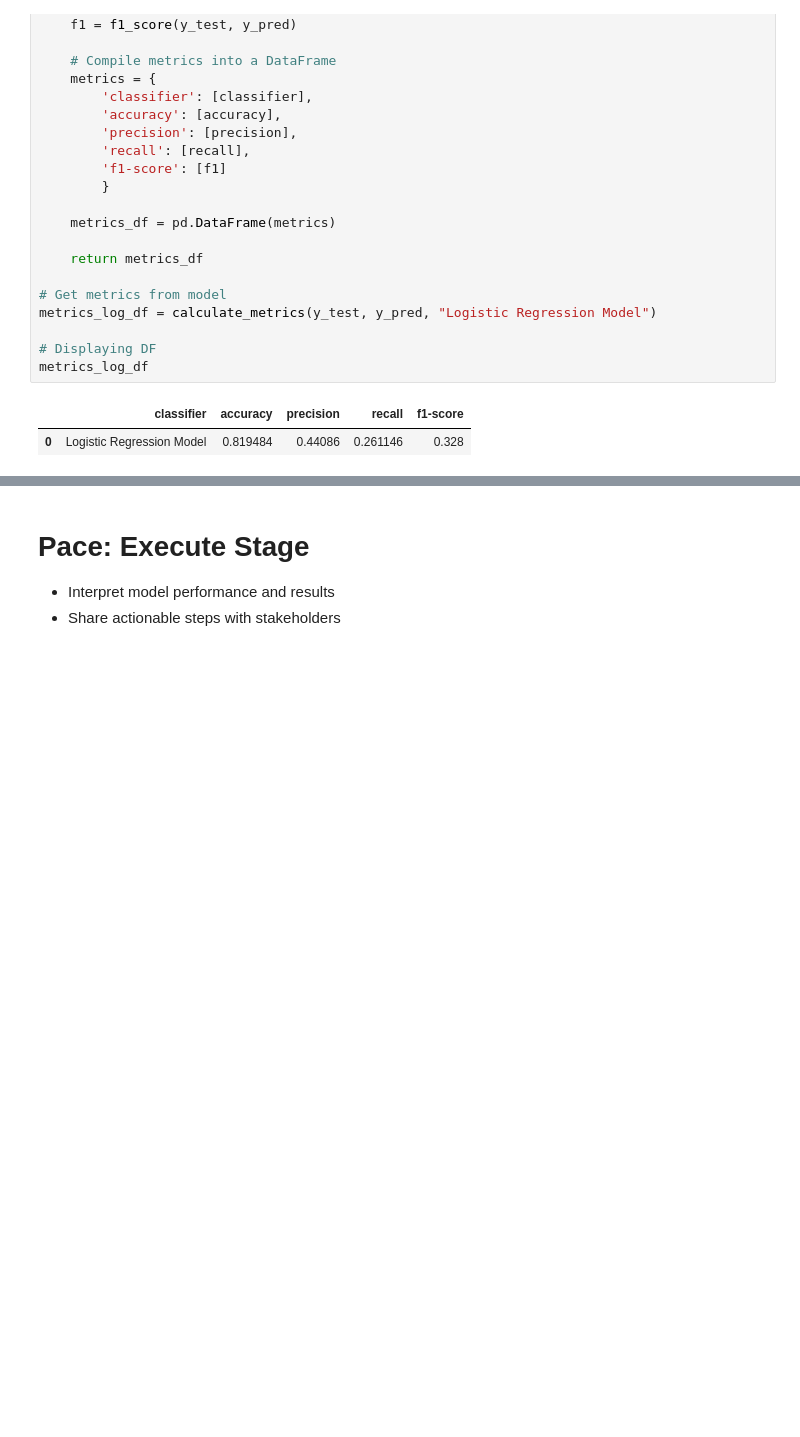
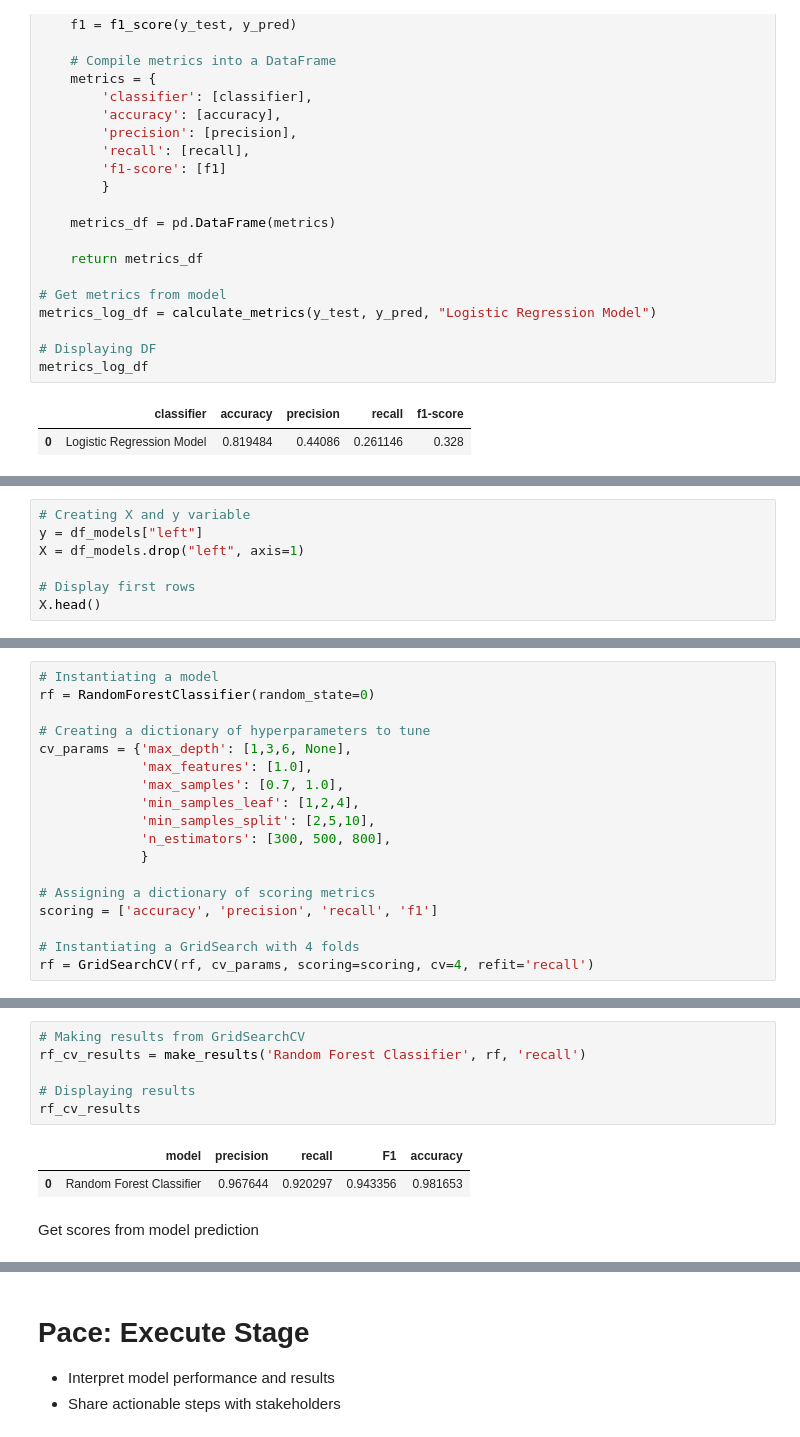
Before and after one commit to frederiklange/capstone_project_google_advanced_data_analytics, a Jupyter notebook: notebooks/capstone_project_notebook.ipynb, the cells around one changed output, grey strips where cells are left out. Saved outputs shown, nothing was run; the diff lists cells and outputs as text; blank space fills up the shorter version.

Commit message:
First complete draft

```diff
--- a/notebooks/capstone_project_notebook.ipynb
+++ b/notebooks/capstone_project_notebook.ipynb
@@ -846,0 +894,7 @@ metrics_log_df
+# %%
+# Creating X and y variable
+y = df_models["left"]
+X = df_models.drop("left", axis=1)
+
+# Display first rows
+X.head()
@@ -850,0 +921,18 @@ metrics_log_df
+# %%
+# Instantiating a model
+rf = RandomForestClassifier(random_state=0)
+
+# Creating a dictionary of hyperparameters to tune
+cv_params = {'max_depth': [1,3,6, None],
+             'max_features': [1.0],
+             'max_samples': [0.7, 1.0],
+             'min_samples_leaf': [1,2,4],
+             'min_samples_split': [2,5,10],
+             'n_estimators': [300, 500, 800],
+             }
+
+# Assigning a dictionary of scoring metrics
+scoring = ['accuracy', 'precision', 'recall', 'f1']
+
+# Instantiating a GridSearch with 4 folds
+rf = GridSearchCV(rf, cv_params, scoring=scoring, cv=4, refit='recall')
@@ -850,0 +1017,11 @@ metrics_log_df
+# %%
+# Making results from GridSearchCV
+rf_cv_results = make_results('Random Forest Classifier', rf, 'recall')
+
+# Displaying results
+rf_cv_results
+# %% [output]
+|  | model | precision | recall | F1 | accuracy |
+| 0 | Random Forest Classifier | 0.967644 | 0.920297 | 0.943356 | 0.981653 |
+# %% [markdown]
+Get scores from model prediction
```
Also changed, not shown: parts of 54 cells of this notebook, 1 other file.
